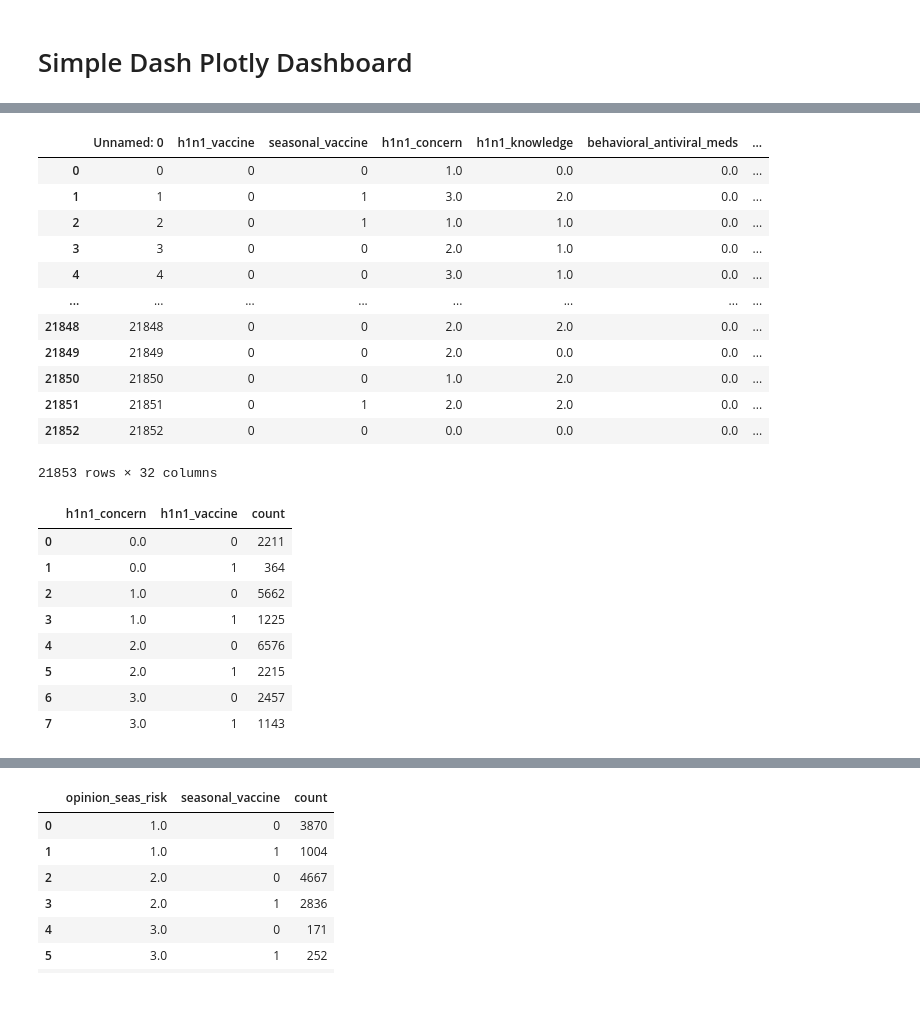
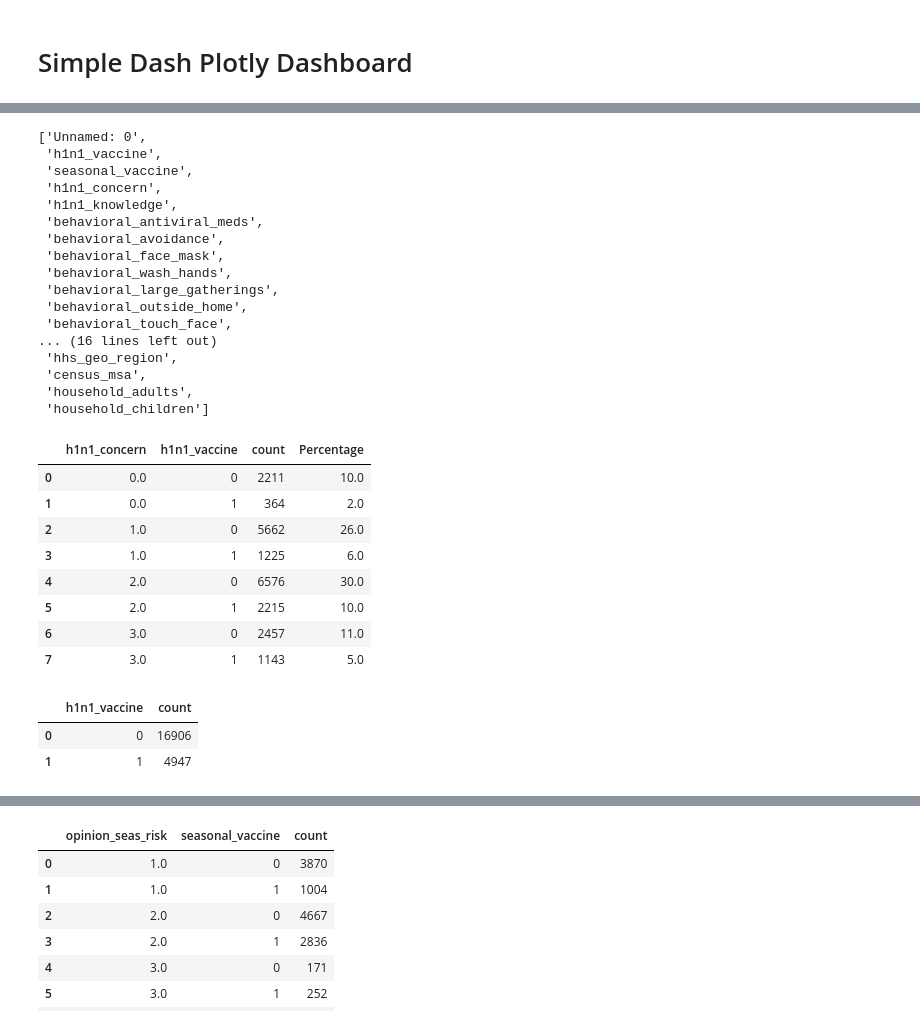
Before and after one commit to RayKwame/fight-the-flu-dash, a Jupyter notebook: dash.ipynb, the cells around one changed output, grey strips where cells are left out. Saved outputs shown, nothing was run; the diff lists cells and outputs as text; code cells hidden in the pictures; blank space fills up the shorter version.

```diff
--- a/dash.ipynb
+++ b/dash.ipynb
@@ -29,21 +32,25 @@ fig.show()
 # Reading in the data
 df = pd.read_csv('data/Flu_Shot_Data_cleaned_1.csv')
 # %%
-df
+df.columns.tolist()
 # %% [output]
-|  | Unnamed: 0 | h1n1_vaccine | seasonal_vaccine | h1n1_concern | h1n1_knowledge | behavioral_antiviral_meds | ... |
-| 0 | 0 | 0 | 0 | 1.0 | 0.0 | 0.0 | ... |
-| 1 | 1 | 0 | 1 | 3.0 | 2.0 | 0.0 | ... |
-| 2 | 2 | 0 | 1 | 1.0 | 1.0 | 0.0 | ... |
-| 3 | 3 | 0 | 0 | 2.0 | 1.0 | 0.0 | ... |
-| 4 | 4 | 0 | 0 | 3.0 | 1.0 | 0.0 | ... |
-| ... | ... | ... | ... | ... | ... | ... | ... |
-| 21848 | 21848 | 0 | 0 | 2.0 | 2.0 | 0.0 | ... |
-| 21849 | 21849 | 0 | 0 | 2.0 | 0.0 | 0.0 | ... |
-| 21850 | 21850 | 0 | 0 | 1.0 | 2.0 | 0.0 | ... |
-| 21851 | 21851 | 0 | 1 | 2.0 | 2.0 | 0.0 | ... |
-| 21852 | 21852 | 0 | 0 | 0.0 | 0.0 | 0.0 | ... |
-21853 rows × 32 columns
+['Unnamed: 0',
+ 'h1n1_vaccine',
+ 'seasonal_vaccine',
+ 'h1n1_concern',
+ 'h1n1_knowledge',
+ 'behavioral_antiviral_meds',
+ 'behavioral_avoidance',
+ 'behavioral_face_mask',
+ 'behavioral_wash_hands',
+ 'behavioral_large_gatherings',
+ 'behavioral_outside_home',
+ 'behavioral_touch_face',
+... (16 lines left out)
+ 'hhs_geo_region',
+ 'census_msa',
+ 'household_adults',
+ 'household_children']
 # %%
 # Looking at the distribution of our target variables
 
@@ -63,18 +70,24 @@ fig.update_layout(
 fig.show()
 # %%
 data = df.groupby(["h1n1_concern","h1n1_vaccine"],as_index=True)["opinion_h1n1_risk"].count().reset_index(name="count")
-
+data['Percentage'] = (data['count'] /data['count'].sum()*100).round()
 data
 # %% [output]
-|  | h1n1_concern | h1n1_vaccine | count |
-| 0 | 0.0 | 0 | 2211 |
-| 1 | 0.0 | 1 | 364 |
-| 2 | 1.0 | 0 | 5662 |
-| 3 | 1.0 | 1 | 1225 |
-| 4 | 2.0 | 0 | 6576 |
-| 5 | 2.0 | 1 | 2215 |
-| 6 | 3.0 | 0 | 2457 |
-| 7 | 3.0 | 1 | 1143 |
+|  | h1n1_concern | h1n1_vaccine | count | Percentage |
+| 0 | 0.0 | 0 | 2211 | 10.0 |
+| 1 | 0.0 | 1 | 364 | 2.0 |
+| 2 | 1.0 | 0 | 5662 | 26.0 |
+| 3 | 1.0 | 1 | 1225 | 6.0 |
+| 4 | 2.0 | 0 | 6576 | 30.0 |
+| 5 | 2.0 | 1 | 2215 | 10.0 |
+| 6 | 3.0 | 0 | 2457 | 11.0 |
+| 7 | 3.0 | 1 | 1143 | 5.0 |
 # %%
-data1 = df.groupby(["h1n1_vaccine"],as_index=True)["h1n1_vaccine"].count().reset_index(name="count")
-data2 = df.groupby(["seasonal_vaccine"],as_index=True)["seasonal_vaccine"].count().reset_index(name="count")
+data1 = df.groupby(["h1n1_vaccine"],as_index=True)["h1n1_vaccine"].size().reset_index(name="count")
+
+
+data1
+# %% [output]
+|  | h1n1_vaccine | count |
+| 0 | 0 | 16906 |
+| 1 | 1 | 4947 |
```
Also changed, not shown: parts of 26 cells of this notebook, 8 other files.
